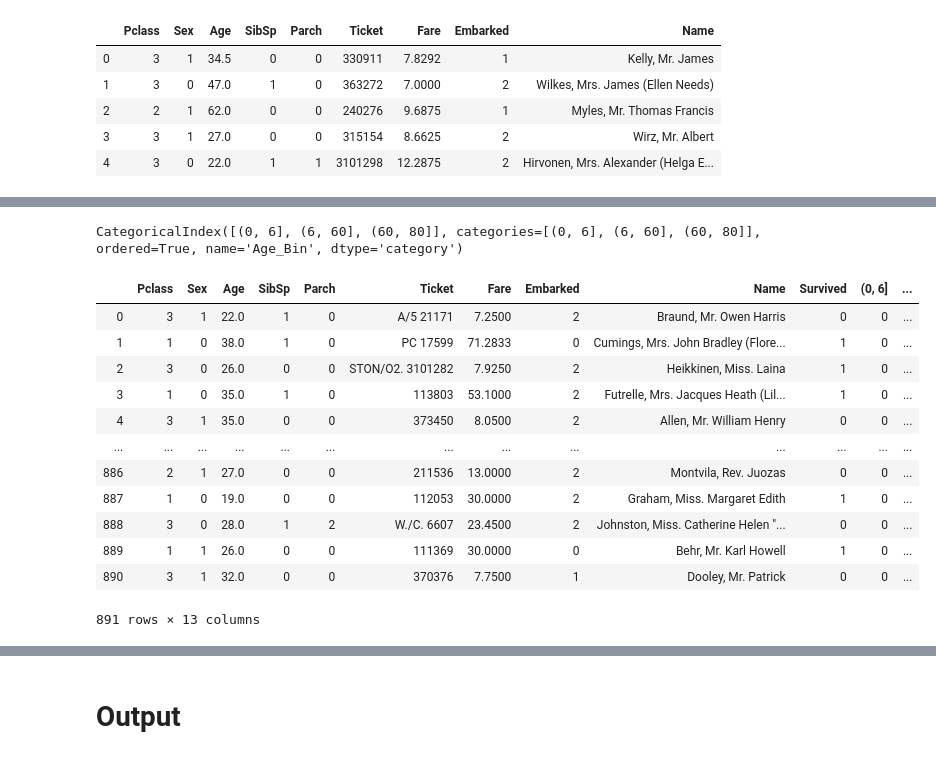
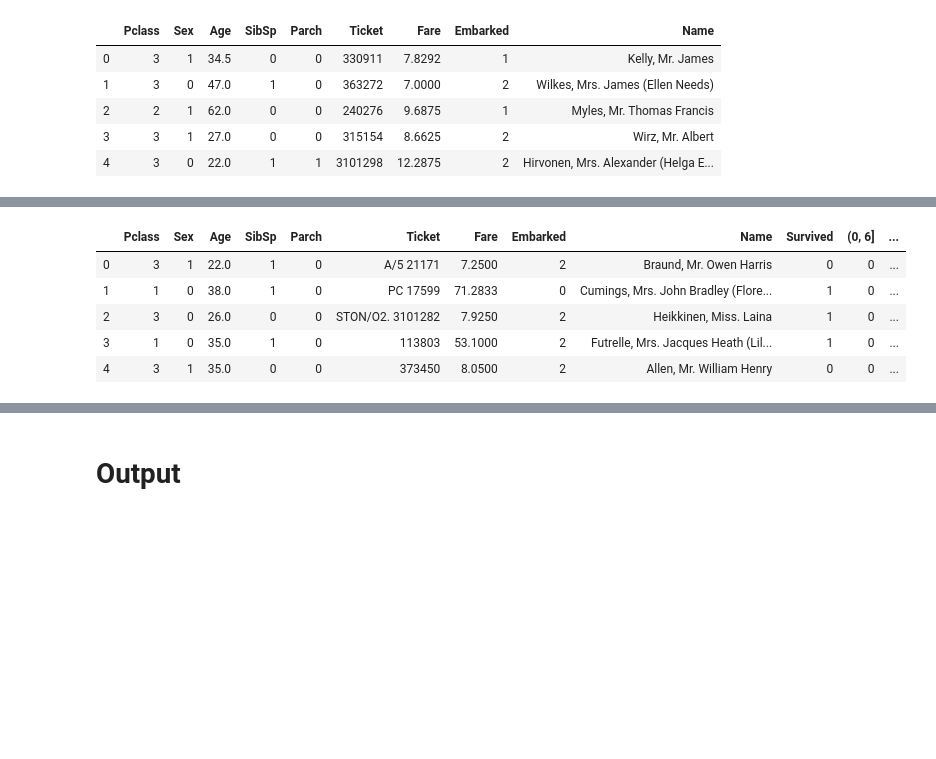
Before and after one commit to LivLilli/Titanic-Machine-Learning-from-disaster, a Jupyter notebook: Titanic.ipynb, the cells around one changed output, grey strips where cells are left out. Saved outputs shown, nothing was run; the diff lists cells and outputs as text; code cells hidden in the pictures; blank space fills up the shorter version.

```diff
--- a/Titanic.ipynb
+++ b/Titanic.ipynb
@@ -533,31 +564,20 @@ train_withoutID[["Age_Bin","Survived"]].groupby("Age_Bin").mean()
 # convert categorical var into indicator variable
 # so now we have new cols corresponding to each category,
 # and values are 0 for rows that aren't in that cateogry, 1 for which are in it
-bin_cols_df = pd.get_dummies(train_withoutID['Age_Bin'])#.drop("Age_Bin", axis=1)
+bin_cols_train = pd.get_dummies(train_withoutID['Age_Bin'])#.drop("Age_Bin", axis=1)
+bin_cols_test = pd.get_dummies(test_withoutID['Age_Bin'])
-# %%
-bin_cols_df = pd.DataFrame(bin_cols_df)
-bin_cols_df.columns
-# %% [output]
-CategoricalIndex([(0, 6], (6, 60], (60, 80]], categories=[(0, 6], (6, 60], (60, 80]], ordered=True, name='Age_Bin', dtype='category')
 # %%
 #we wanna add col (0,6] and (60,80] to our test and train
 #let's concatenate
-train_withoutID = pd.concat([train_withoutID,bin_cols_df], axis=1).drop("Age_Bin", axis = 1)
+train_withoutID = pd.concat([train_withoutID,bin_cols_train], axis=1).drop("Age_Bin", axis = 1)
 train_withoutID.head()
 # %% [output]
 |  | Pclass | Sex | Age | SibSp | Parch | Ticket | Fare | Embarked | Name | Survived | (0, 6] | ... |
 | 0 | 3 | 1 | 22.0 | 1 | 0 | A/5 21171 | 7.2500 | 2 | Braund, Mr. Owen Harris | 0 | 0 | ... |
 | 1 | 1 | 0 | 38.0 | 1 | 0 | PC 17599 | 71.2833 | 0 | Cumings, Mrs. John Bradley (Flore... | 1 | 0 | ... |
 | 2 | 3 | 0 | 26.0 | 0 | 0 | STON/O2. 3101282 | 7.9250 | 2 | Heikkinen, Miss. Laina | 1 | 0 | ... |
 | 3 | 1 | 0 | 35.0 | 1 | 0 | 113803 | 53.1000 | 2 | Futrelle, Mrs. Jacques Heath (Lil... | 1 | 0 | ... |
 | 4 | 3 | 1 | 35.0 | 0 | 0 | 373450 | 8.0500 | 2 | Allen, Mr. William Henry | 0 | 0 | ... |
-| ... | ... | ... | ... | ... | ... | ... | ... | ... | ... | ... | ... | ... |
-| 886 | 2 | 1 | 27.0 | 0 | 0 | 211536 | 13.0000 | 2 | Montvila, Rev. Juozas | 0 | 0 | ... |
-| 887 | 1 | 0 | 19.0 | 0 | 0 | 112053 | 30.0000 | 2 | Graham, Miss. Margaret Edith | 1 | 0 | ... |
-| 888 | 3 | 0 | 28.0 | 1 | 2 | W./C. 6607 | 23.4500 | 2 | Johnston, Miss. Catherine Helen "... | 0 | 0 | ... |
-| 889 | 1 | 1 | 26.0 | 0 | 0 | 111369 | 30.0000 | 0 | Behr, Mr. Karl Howell | 1 | 0 | ... |
-| 890 | 3 | 1 | 32.0 | 0 | 0 | 370376 | 7.7500 | 1 | Dooley, Mr. Patrick | 0 | 0 | ... |
-891 rows × 13 columns
 # %%
 #we wanna add col (0,6] and (60,80] to our test and train
 #let's concatenate
```
Also changed, not shown: parts of 19 cells of this notebook.
